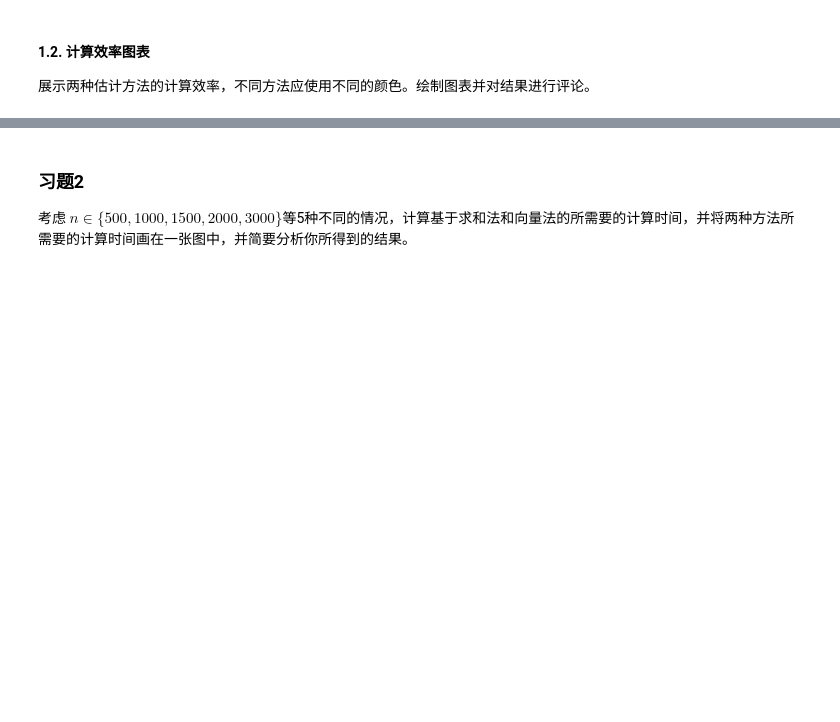
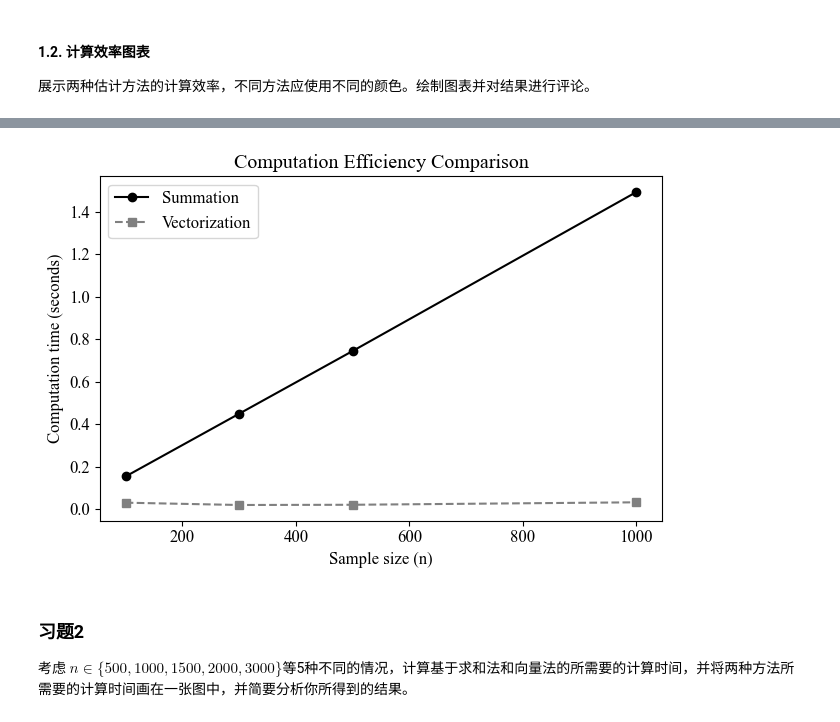
Before and after one commit to shenjiann/AI_2025FALL, a Jupyter notebook: Homework/AI_week02_solution.ipynb, the cells around one changed output, grey strips where cells are left out. Saved outputs shown, nothing was run; the diff lists cells and outputs as text; code cells hidden in the pictures; blank space fills up the shorter version.

```diff
--- a/Homework/AI_week02_solution.ipynb
+++ b/Homework/AI_week02_solution.ipynb
@@ -15,3 +226,38 @@
+# %%
+def plot_time_comparison(times_sum, times_vec):
+    """
+    绘制两种方法的计算效率比较折线图
+
+    参数:
+        times_sum : 字典 {样本量: 耗时}
+        times_vec : 字典 {样本量: 耗时}
+
+    返回:
+        None
+    """
+    # 保证样本量有序
+    ns = sorted(times_sum.keys())
+    time_sum = [times_sum[n] for n in ns]
+    time_vec = [times_vec[n] for n in ns]
+    # 初始化画布
+    plt.figure(figsize=(6.5, 4.5))
+     # 绘制 Summation 方法的折线图
+    plt.plot(ns, time_sum, marker="o", color="black", linestyle="-", label="Summation")
+    # 绘制 Vectorization 方法的折线图
+    plt.plot(ns, time_vec, marker="s", color="gray", linestyle="--", label="Vectorization")
+    # 设置坐标轴和标题
+    plt.xlabel("Sample size (n)")
+    plt.ylabel("Computation time (seconds)")
+    plt.title("Computation Efficiency Comparison")
+    plt.legend()
+
+    # 调整布局并显示
+    plt.tight_layout()
+    plt.show()
+
+plot_time_comparison(times_summation, times_vectorization)
+# %% [output]
+[figure, added]
 # %% [markdown]
 ### 习题2
 
```
Also changed, not shown: parts of 8 cells of this notebook, 3 other files.
